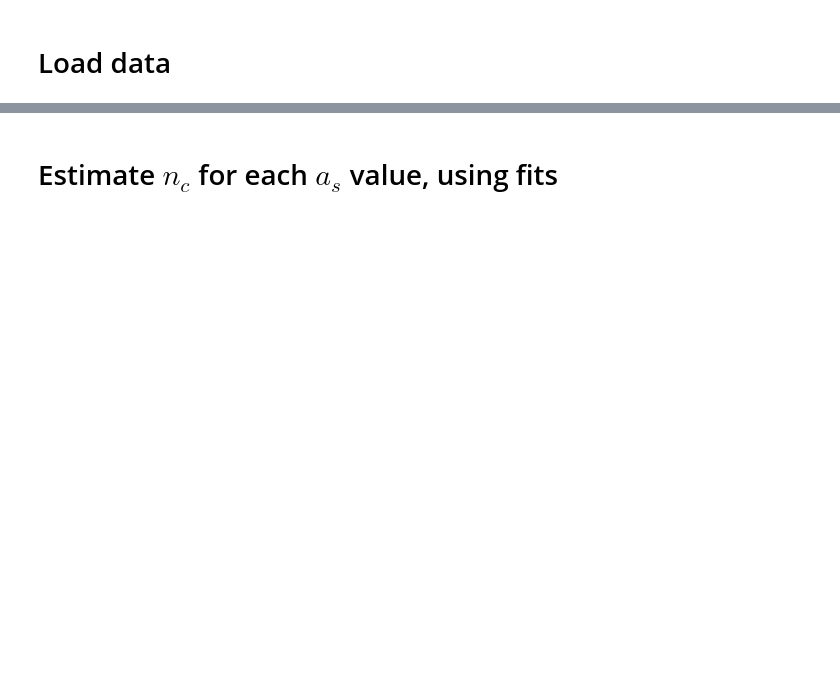
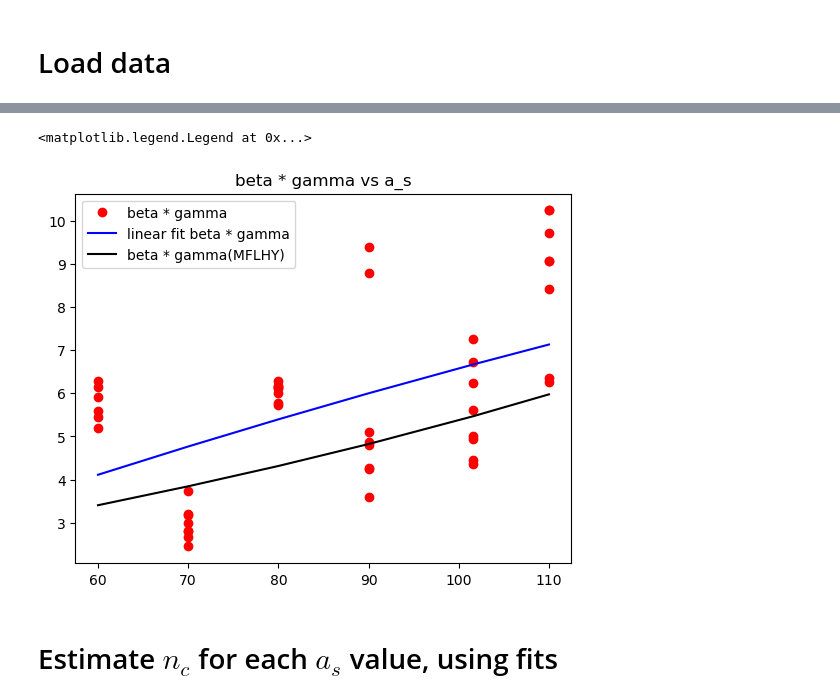
Before and after one commit to viktorcikojevic/dipolar-droplets, a Jupyter notebook: beta-gamma-fit-vs-a_s.ipynb, the cells around one changed output, grey strips where cells are left out. Cells and saved outputs as stored; diff of their text form; code cells hidden in the pictures; blank space fills up the shorter version.

```diff
--- a/beta-gamma-fit-vs-a_s.ipynb
+++ b/beta-gamma-fit-vs-a_s.ipynb
@@ -107,3 +118,18 @@ plt.legend(loc='best')
+# %%
+# Plot beta*gamma vs a_s
+plt.plot(a_s, beta*gamma, 'o', label='beta * gamma', color='red')
+
+plt.plot(a_s_unique, func_beta(a_s_unique, *popt_beta) * func_gamma(a_s_unique, *popt_gamma), label='linear fit beta * gamma', color='blue')
+
+
+plt.plot(a_s_unique,np.array([1.5]*len(a_s_unique)) * np.array(beta_mflhy), label='beta * gamma(MFLHY)', color='black')
+
+
+plt.title("beta * gamma vs a_s")
+plt.legend(loc='best')
+# %% [output]
+<matplotlib.legend.Legend at 0x...>
+[figure, added]
 # %% [markdown]
 # Estimate $n_c$ for each $a_s$ value, using fits
 # %%
```
Also changed, not shown: parts of 6 cells of this notebook, 4 other files.
